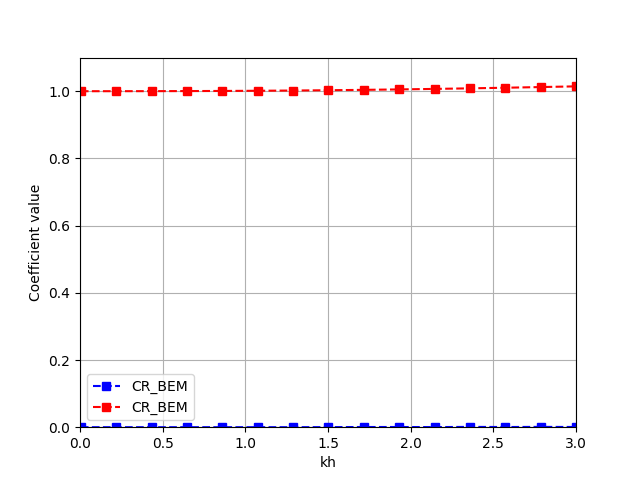
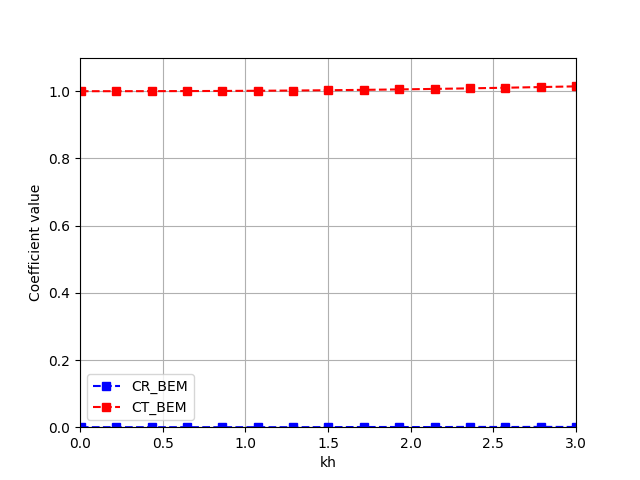
Unified diff of the notebook cell whose output changed from the first chart to the second:
--- before
+++ after
@@ -1,7 +1,7 @@
 # Plot of the CR and CT vs kh
-plt.figure(15)
+plt.figure()
 
 plt.plot(kh, CR, 'b--s', label='CR_BEM')
-plt.plot(kh, CT, 'r--s', label='CR_BEM')
+plt.plot(kh, CT, 'r--s', label='CT_BEM')
 
 plt.xlim([0, 3.00])

Commit: Cases updated